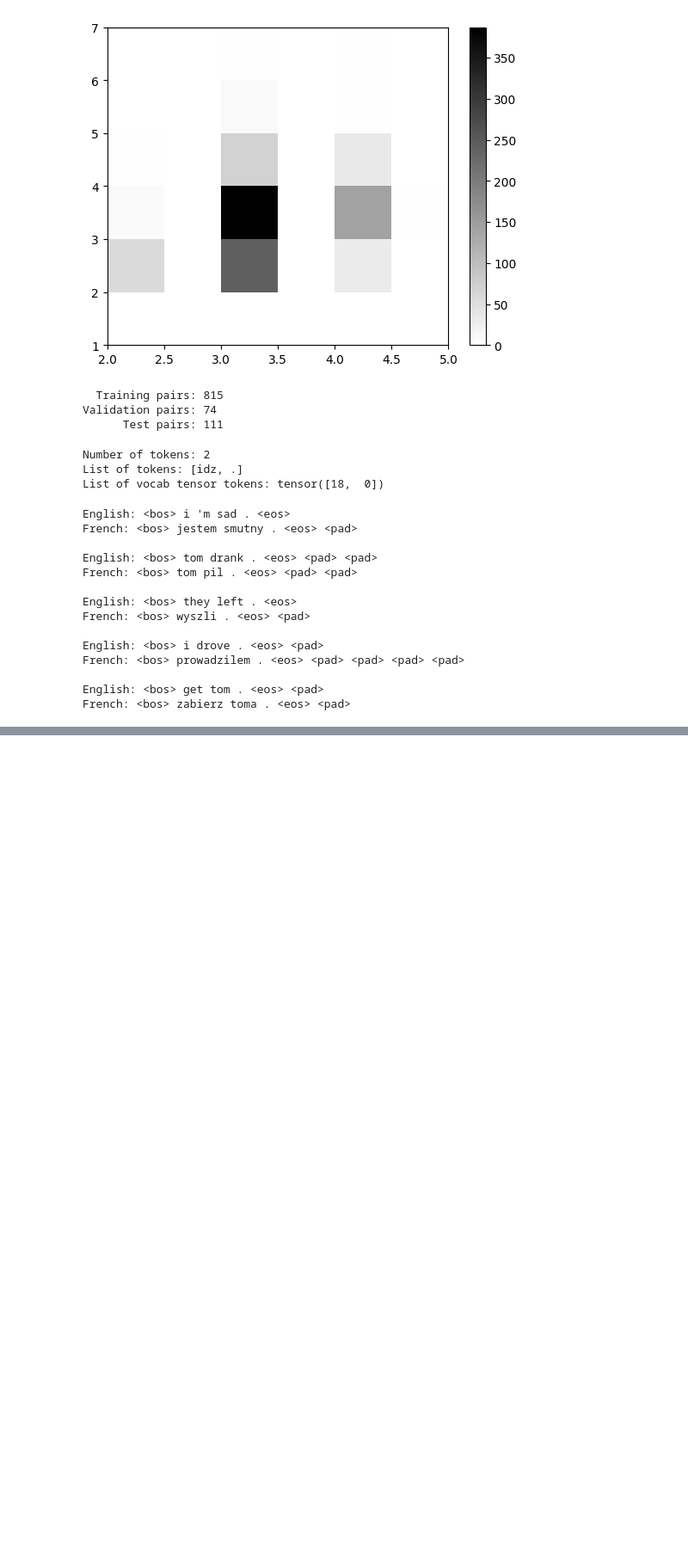
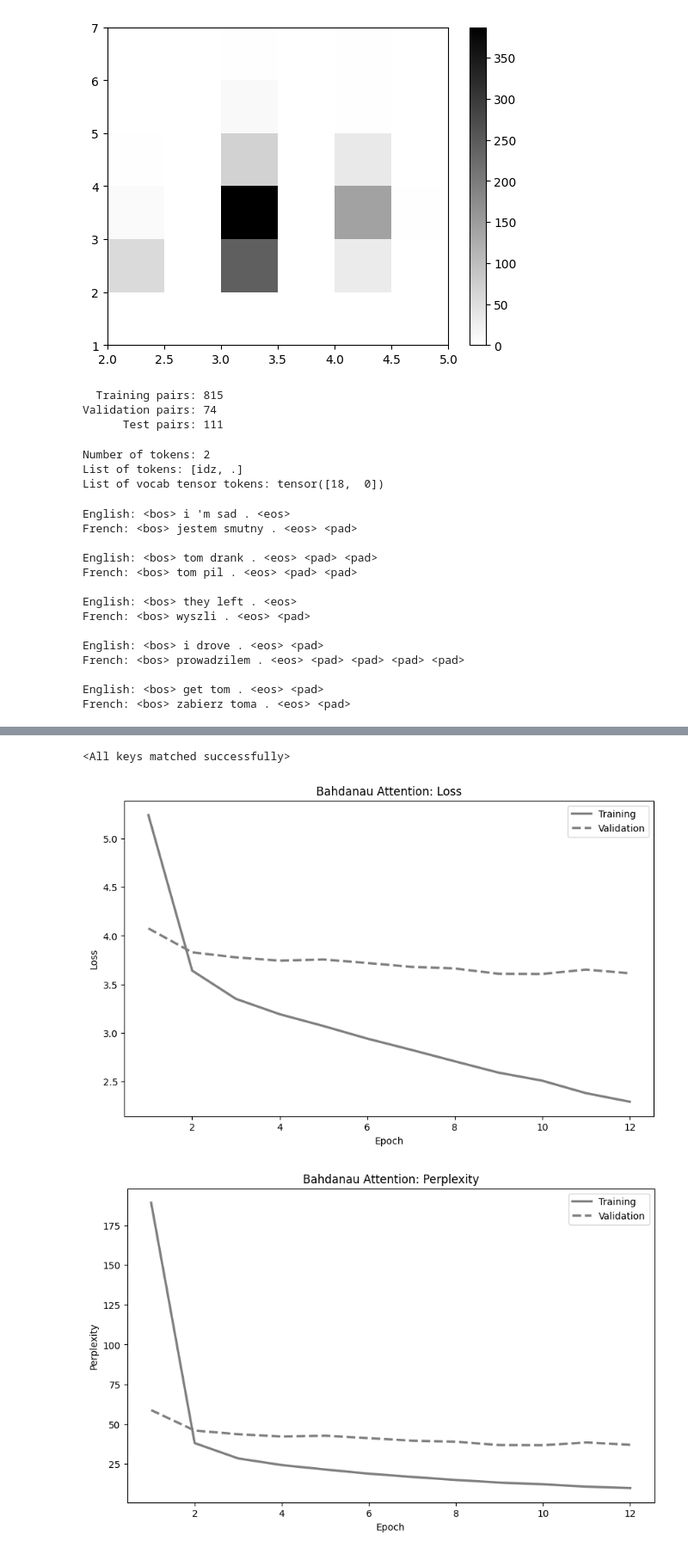
Before and after one commit to PyroX2/GRU_Transformer_Comparison, a Jupyter notebook: bahdanau.ipynb, the cells around one changed output, grey strips where cells are left out. Shown at 86% size. Saved outputs shown, nothing was run; the diff lists cells and outputs as text; code cells hidden in the pictures; blank space fills up the shorter version.

Commit message:
Use RNN and Transformer from the book and train

```diff
--- a/bahdanau.ipynb
+++ b/bahdanau.ipynb
@@ -342,0 +586,12 @@ class BahdanauDecoder(nn.Module):
+# %%
+class MultipleOptimizer(object):
+    def __init__(self, *op):
+        self.optimizers = op
+
+    def zero_grad(self):
+        for op in self.optimizers:
+            op.zero_grad()
+
+    def step(self):
+        for op in self.optimizers:
+            op.step()
@@ -361,0 +681,5 @@ NameError: name 'en_vocab' is not defined
+# %%
+enc_optim = torch.optim.AdamW(seq2seq.encoder.parameters(), lr=1e-4)
+dec_optim = torch.optim.AdamW(seq2seq.decoder.parameters(), lr=1e-4)
+optims = MultipleOptimizer(enc_optim, dec_optim)
+loss_fn = nn.CrossEntropyLoss(ignore_index=PAD_IDX)
@@ -361,0 +732,27 @@ NameError: name 'en_vocab' is not defined
+# %%
+seq2seq.load_state_dict(torch.load(model_path, map_location=device))
+# %% [output]
+<All keys matched successfully>
+# %%
+bahdanau_metrics_df = pd.DataFrame(bahdanau_metrics).T
+
+plt.figure(figsize=(10,6))
+plt.plot(bahdanau_metrics_df['train_loss'], label="Training", color='gray', linestyle='solid', lw=2.5)
+plt.plot(bahdanau_metrics_df['valid_loss'], label="Validation", color='gray', linestyle='dashed', lw=2.5)
+plt.legend()
+plt.title("Bahdanau Attention: Loss")
+plt.xlabel("Epoch")
+plt.ylabel("Loss")
+plt.show()
+
+plt.figure(figsize=(10,6))
+plt.plot(bahdanau_metrics_df['train_ppl'], label="Training", color='gray', linestyle='solid', lw=2.5)
+plt.plot(bahdanau_metrics_df['valid_ppl'], label="Validation", color='gray', linestyle='dashed', lw=2.5)
+plt.legend()
+plt.title("Bahdanau Attention: Perplexity")
+plt.xlabel("Epoch")
+plt.ylabel("Perplexity")
+plt.show()
+# %% [output]
+[figure, added]
+[figure, added]
```
Also changed, not shown: parts of 28 cells of this notebook.
